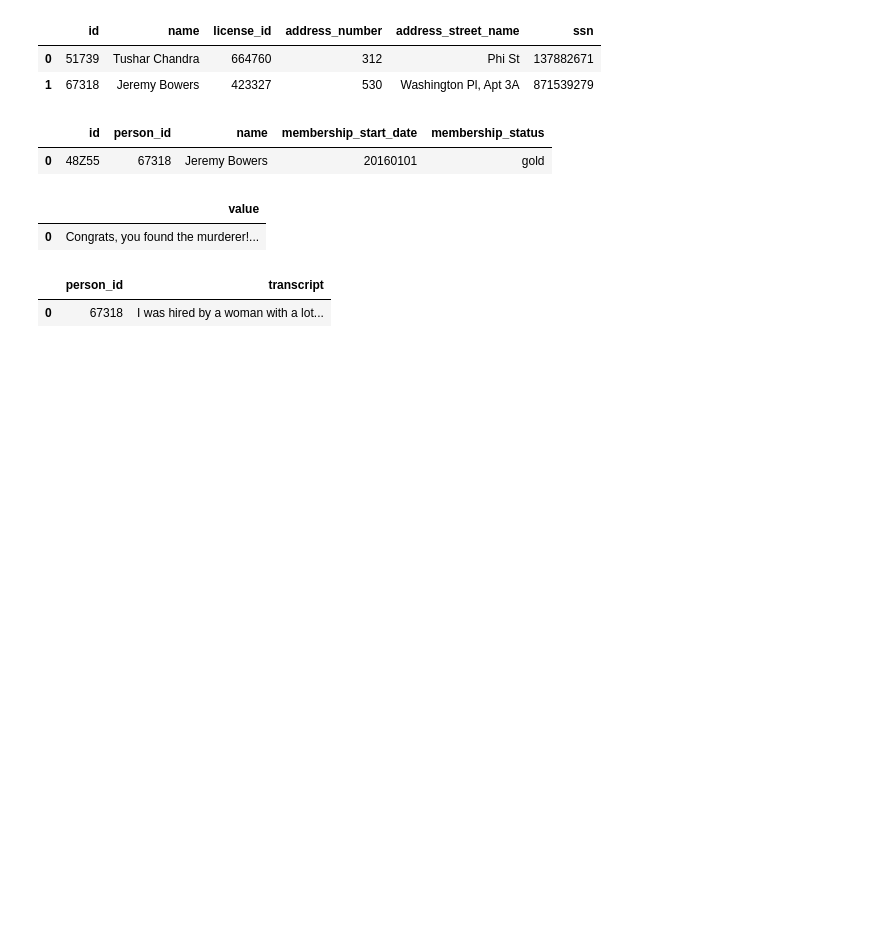
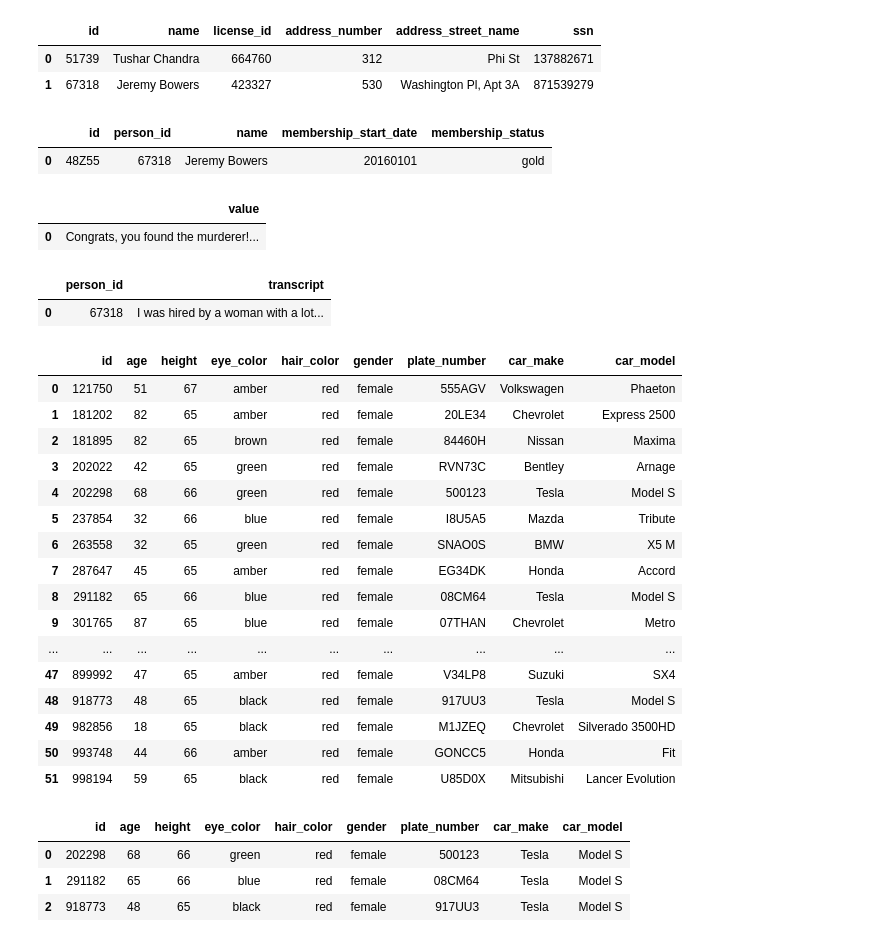
Before and after one commit to Erokson/Team-Challenge---Team-Minerva, a Jupyter notebook: Sprint_06_SQL/Challenge/Parte_I_SQL Game_Solucion.ipynb, the cells around one changed output. Saved outputs shown, nothing was run; the diff lists cells and outputs as text; code cells hidden in the pictures; blank space fills up the shorter version.

```diff
--- a/Sprint_06_SQL/Challenge/Parte_I_SQL Game_Solucion.ipynb
+++ b/Sprint_06_SQL/Challenge/Parte_I_SQL Game_Solucion.ipynb
@@ -170,3 +170,42 @@ pd.read_sql(query, conn)
 # %% [output]
 |  | person_id | transcript |
 | 0 | 67318 | I was hired by a woman with a lot... |
+# %%
+query = """SELECT *
+FROM drivers_license
+WHERE gender = 'female' AND hair_color = 'red' AND height BETWEEN 65 AND 67;
+"""
+pd.set_option('display.max_colwidth', None)
+pd.read_sql(query, conn)
+# %% [output]
+|  | id | age | height | eye_color | hair_color | gender | plate_number | car_make | car_model |
+| 0 | 121750 | 51 | 67 | amber | red | female | 555AGV | Volkswagen | Phaeton |
+| 1 | 181202 | 82 | 65 | amber | red | female | 20LE34 | Chevrolet | Express 2500 |
+| 2 | 181895 | 82 | 65 | brown | red | female | 84460H | Nissan | Maxima |
+| 3 | 202022 | 42 | 65 | green | red | female | RVN73C | Bentley | Arnage |
+| 4 | 202298 | 68 | 66 | green | red | female | 500123 | Tesla | Model S |
+| 5 | 237854 | 32 | 66 | blue | red | female | I8U5A5 | Mazda | Tribute |
+| 6 | 263558 | 32 | 65 | green | red | female | SNAO0S | BMW | X5 M |
+| 7 | 287647 | 45 | 65 | amber | red | female | EG34DK | Honda | Accord |
+| 8 | 291182 | 65 | 66 | blue | red | female | 08CM64 | Tesla | Model S |
+| 9 | 301765 | 87 | 65 | blue | red | female | 07THAN | Chevrolet | Metro |
+| ... | ... | ... | ... | ... | ... | ... | ... | ... | ... |
+| 47 | 899992 | 47 | 65 | amber | red | female | V34LP8 | Suzuki | SX4 |
+| 48 | 918773 | 48 | 65 | black | red | female | 917UU3 | Tesla | Model S |
+| 49 | 982856 | 18 | 65 | black | red | female | M1JZEQ | Chevrolet | Silverado 3500HD |
+| 50 | 993748 | 44 | 66 | amber | red | female | GONCC5 | Honda | Fit |
+| 51 | 998194 | 59 | 65 | black | red | female | U85D0X | Mitsubishi | Lancer Evolution |
+# %%
+query= """
+SELECT *
+FROM drivers_license
+WHERE gender = 'female' AND hair_color = 'red' AND height BETWEEN 65 AND 67
+  AND car_make = 'Tesla' AND car_model = 'Model S';
+"""
+pd.set_option('display.max_colwidth', None)
+pd.read_sql(query, conn)
+# %% [output]
+|  | id | age | height | eye_color | hair_color | gender | plate_number | car_make | car_model |
+| 0 | 202298 | 68 | 66 | green | red | female | 500123 | Tesla | Model S |
+| 1 | 291182 | 65 | 66 | blue | red | female | 08CM64 | Tesla | Model S |
+| 2 | 918773 | 48 | 65 | black | red | female | 917UU3 | Tesla | Model S |
```
Also changed, not shown: parts of 6 cells of this notebook.
